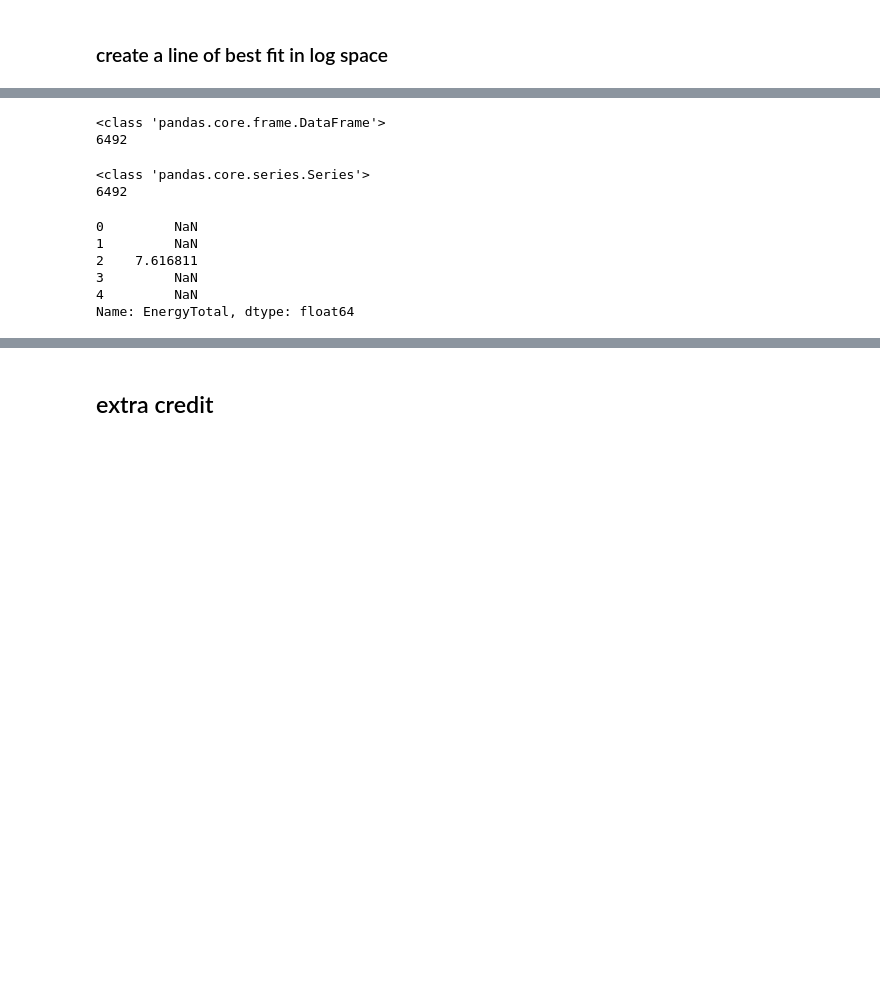
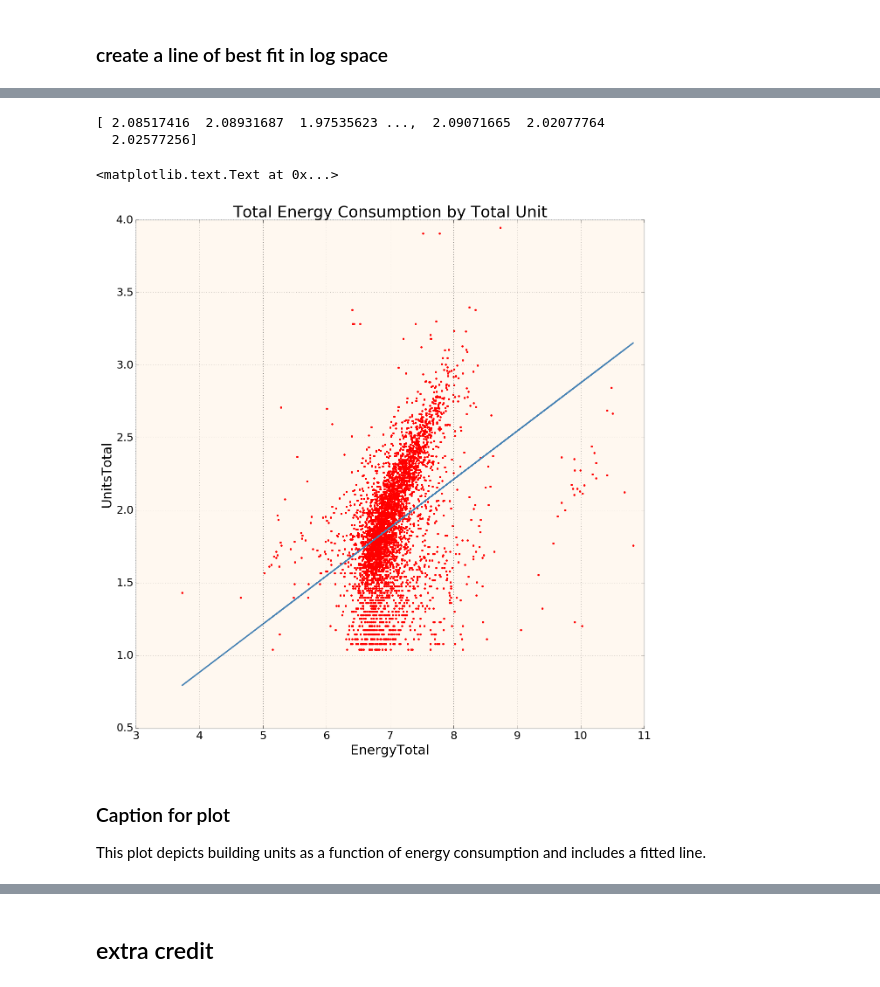
Before and after one commit to kristikorsberg/PUI2016, a Jupyter notebook: HW6_kk3374/HW6_kk3374.ipynb, the cells around one changed output, grey strips where cells are left out. Drawn from its saved outputs; the diff is of its cells as text; code cells hidden in the pictures; blank space fills up the shorter version.

```diff
--- a/HW6_kk3374/HW6_kk3374.ipynb
+++ b/HW6_kk3374/HW6_kk3374.ipynb
@@ -263,2 +203,5 @@ plt.title("Total Energy Consumption by Total Unit")
 # %% [markdown]
 ### create a line of best fit in log space
+# %%
+merged = merged[merged.UnitsTotal<1000]
+print(len(merged))
@@ -264,0 +210,3 @@ plt.title("Total Energy Consumption by Total Unit")
+# %%
+units_1 = np.log10(merged['UnitsTotal'])
+energy_1 = sm.add_constant(np.log10(merged['EnergyTotal']))
@@ -265 +236,20 @@ plt.title("Total Energy Consumption by Total Unit")
+# %%
+plt.figure(figsize=(15,15))
+y = np.log10(merged['UnitsTotal'])
+X = sm.add_constant(np.log10(merged['EnergyTotal']))
+linmodel_ue = sm.OLS(units_1, energy_1).fit()
+print(linmodel_ue.predict(X))
+pl.plot(np.log10(merged['EnergyTotal']), np.log10(merged['UnitsTotal']), 'r.')
+pl.plot(np.log10(merged['EnergyTotal']), linmodel_ue.predict(X), '-')
+plt.xlabel("EnergyTotal")
+plt.ylabel("UnitsTotal")
+plt.title("Total Energy Consumption by Total Unit")
+# %% [output]
+[ 2.08517416  2.08931687  1.97535623 ...,  2.09071665  2.02077764
+  2.02577256]
+<matplotlib.text.Text at 0x...>
+[figure, added]
+# %% [markdown]
+### Caption for plot
+This plot depicts building units as a function of energy consumption and includes a fitted line.
 # %%
@@ -273,7 +258,0 @@ X = sm.add_constant(np.log10(merged['UnitsTotal']))
-# %%
-print(type(X))
-print(len(X))
-X.head()
-# %% [output]
-<class 'pandas.core.frame.DataFrame'>
-6492
@@ -282,14 +259 @@ y = np.log10(merged['EnergyTotal'])
-# %%
-print(type(y))
-print(len(y))
-y.head()
-# %% [output]
-<class 'pandas.core.series.Series'>
-6492
-0         NaN
-1         NaN
-2    7.616811
-3         NaN
-4         NaN
-Name: EnergyTotal, dtype: float64
 # %%
```
Also changed, not shown: parts of 59 cells of this notebook.
